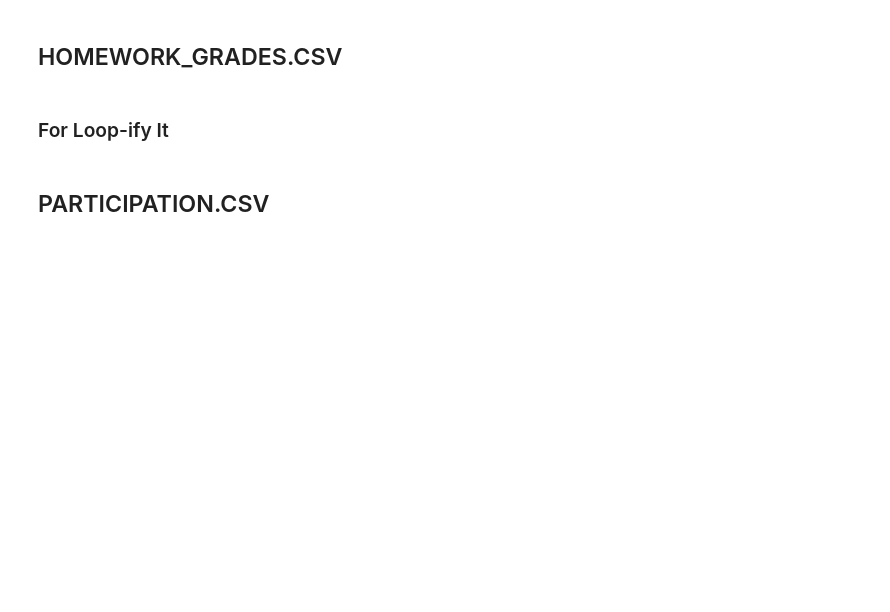
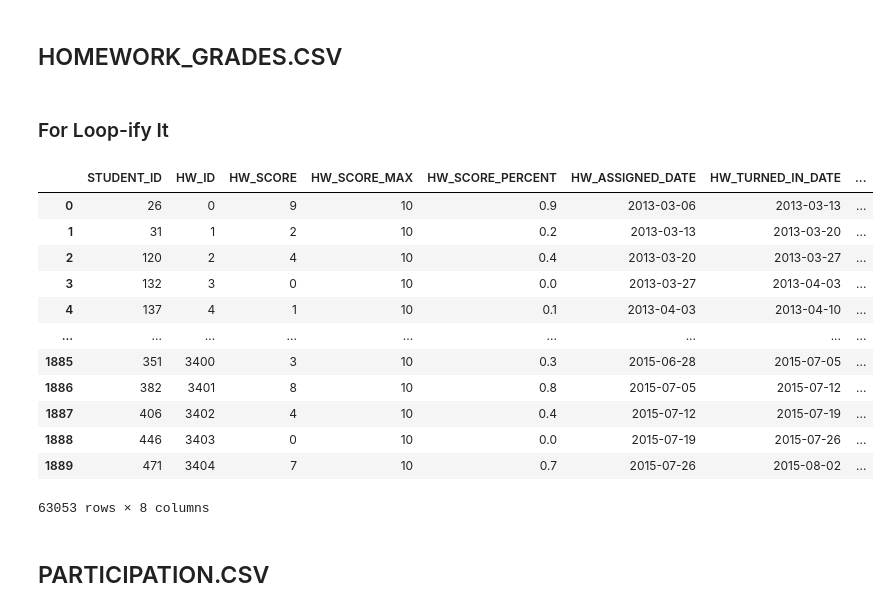
Before and after one commit to mikitz/china-students, a Jupyter notebook: China Database Generator.ipynb, the cells around one changed output. Cells and saved outputs as stored; diff of their text form; code cells hidden in the pictures; blank space fills up the shorter version.

```diff
--- a/China Database Generator.ipynb
+++ b/China Database Generator.ipynb
@@ -479,10 +479,26 @@ for i in class_ids:
     hw_c[i]['HW_SCORE_PERCENT'] = hw_score / hw_c[i]['HW_SCORE_MAX']
     hw_c[i] = pd.merge(hw_c[i], hw_a[['HW_ID', 'HW_ASSIGNED_DATE']], on = 'HW_ID', how = 'left')
     hw_c[i]['HW_TURNED_IN_DATE'] = hw_c[i]['HW_ASSIGNED_DATE'] + timedelta(days = 7)
-    hw_c[i]['CLASS_ID'] = class_id
+    hw_c[i]['CLASS_ID'] = i
     hw_g_list.append(hw_c[i])
 
 hw_g = pd.concat(hw_g_list)
+# %%
+hw_g
+# %% [output]
+|  | STUDENT_ID | HW_ID | HW_SCORE | HW_SCORE_MAX | HW_SCORE_PERCENT | HW_ASSIGNED_DATE | HW_TURNED_IN_DATE | ... |
+| 0 | 26 | 0 | 9 | 10 | 0.9 | 2013-03-06 | 2013-03-13 | ... |
+| 1 | 31 | 1 | 2 | 10 | 0.2 | 2013-03-13 | 2013-03-20 | ... |
+| 2 | 120 | 2 | 4 | 10 | 0.4 | 2013-03-20 | 2013-03-27 | ... |
+| 3 | 132 | 3 | 0 | 10 | 0.0 | 2013-03-27 | 2013-04-03 | ... |
+| 4 | 137 | 4 | 1 | 10 | 0.1 | 2013-04-03 | 2013-04-10 | ... |
+| ... | ... | ... | ... | ... | ... | ... | ... | ... |
+| 1885 | 351 | 3400 | 3 | 10 | 0.3 | 2015-06-28 | 2015-07-05 | ... |
+| 1886 | 382 | 3401 | 8 | 10 | 0.8 | 2015-07-05 | 2015-07-12 | ... |
+| 1887 | 406 | 3402 | 4 | 10 | 0.4 | 2015-07-12 | 2015-07-19 | ... |
+| 1888 | 446 | 3403 | 0 | 10 | 0.0 | 2015-07-19 | 2015-07-26 | ... |
+| 1889 | 471 | 3404 | 7 | 10 | 0.7 | 2015-07-26 | 2015-08-02 | ... |
+63053 rows × 8 columns
 # %% [markdown]
 ## PARTICIPATION.CSV
 # %%
```
Also changed, not shown: 5 other files.
